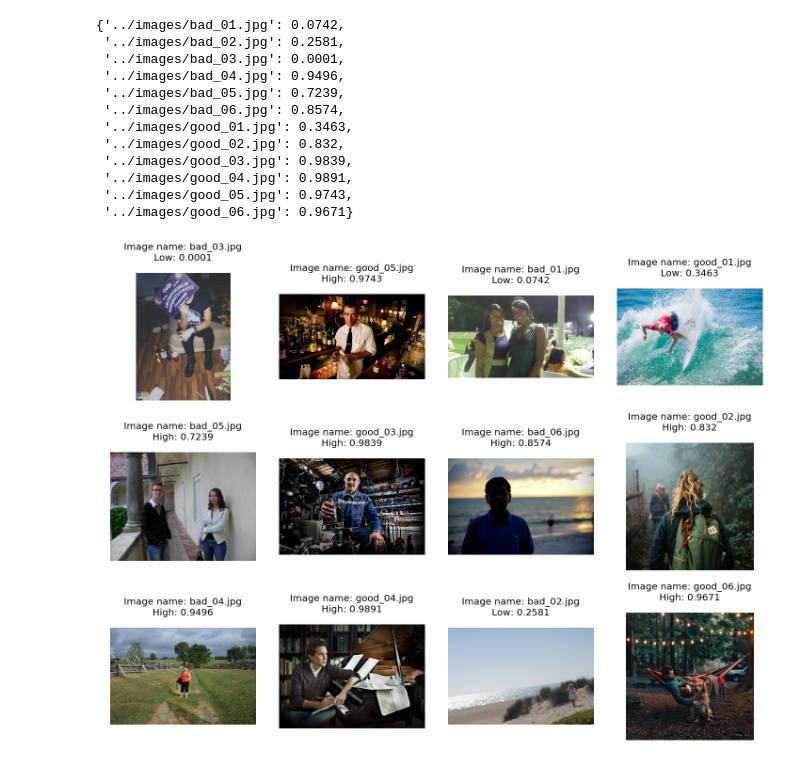
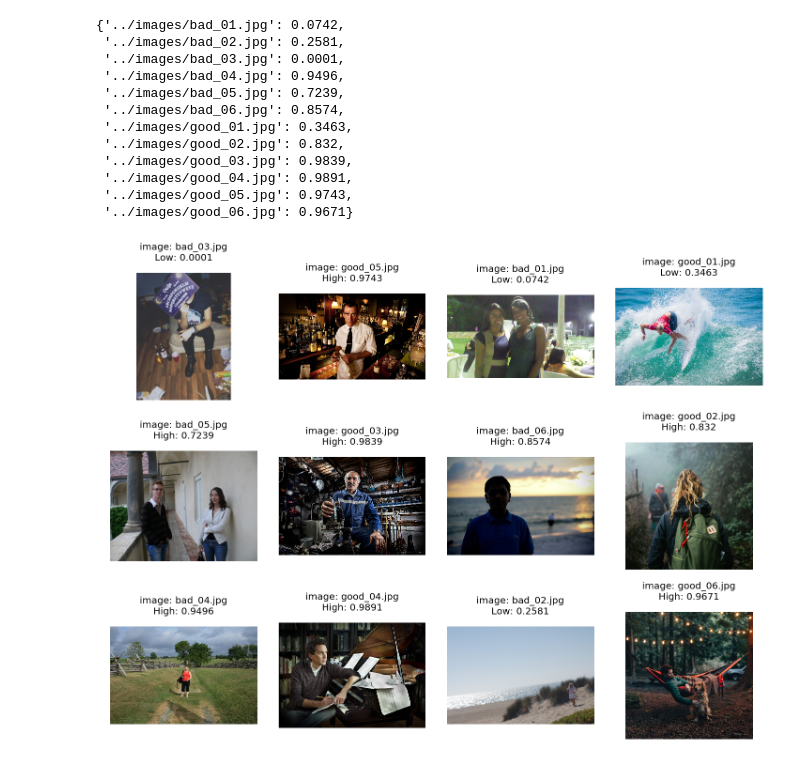
Before and after one commit to pcrete/machine-learning-tutorials, a Jupyter notebook: image_aesthetic/ILGnet/ILGnet_demo.ipynb, the cells around one changed output. Drawn from its saved outputs; the diff is of its cells as text; code cells hidden in the pictures.

Commit message:
Image Aesthetic

```diff
--- a/image_aesthetic/ILGnet/ILGnet_demo.ipynb
+++ b/image_aesthetic/ILGnet/ILGnet_demo.ipynb
@@ -47,16 +47,16 @@ entry
 # %%
 fig = plt.figure(figsize=(20, 20))
 for i, obj in enumerate(entry):
     img_path, score = obj, entry[obj]
     img_name = os.path.basename(img_path)
     quality = 'Low'
     if(score>0.5):
         quality = 'High'
     _=plt.subplot(4, 4, 1+i)
     _=plt.imshow(plt.imread(img_path))
-    _=plt.title('Image name: '+img_name+'\n'+quality+': '+str(score)+'\n', size=20)
+    _=plt.title('image: '+img_name+'\n'+quality+': '+str(score)+'\n', size=20)
     _=plt.axis('off')
 plt.tight_layout()
 plt.show()
 # %% [output]
-[figure, old version]
+[figure, new version]
```
Also changed, not shown: 18 other files.
